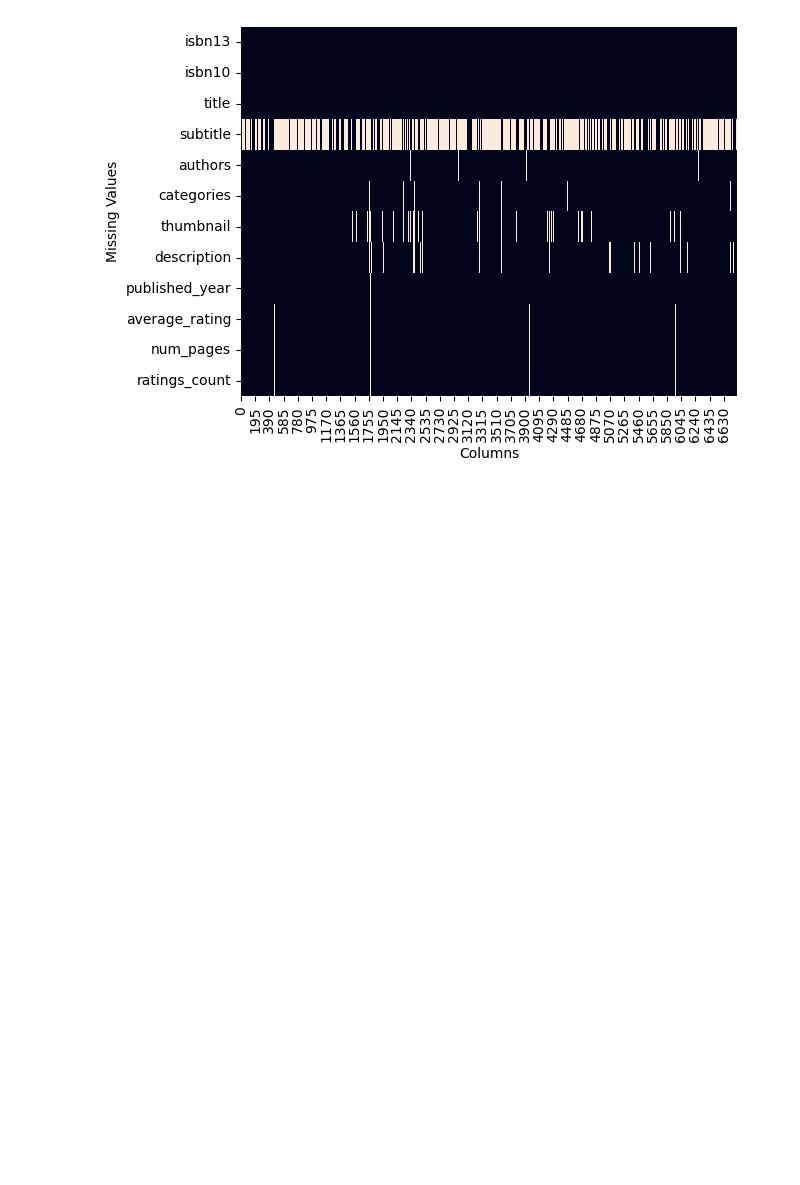
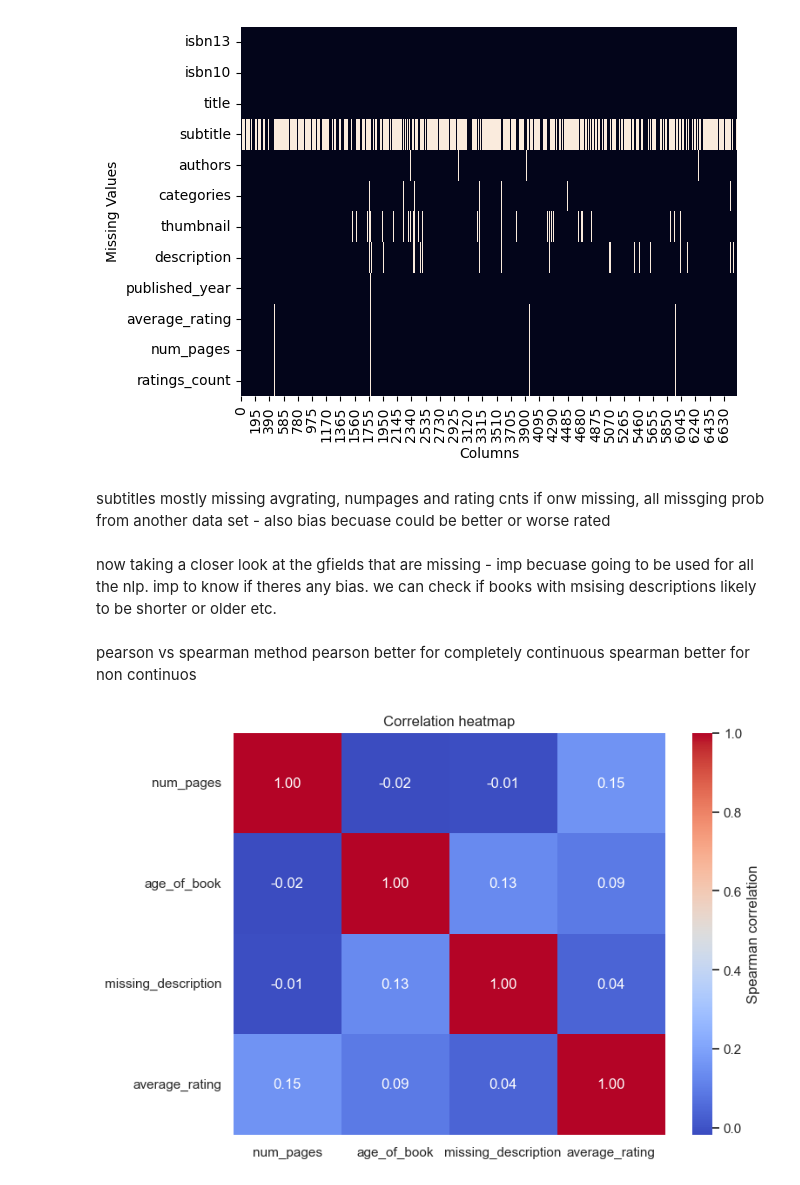
Before and after one commit to nyra-rodrigues/Semantic-Book-Recommender, a Jupyter notebook: book-recommender.ipynb, the cells around one changed output. Saved outputs shown, nothing was run; the diff lists cells and outputs as text; code cells hidden in the pictures; blank space fills up the shorter version.

Commit message:
data cleaning

```diff
--- a/book-recommender.ipynb
+++ b/book-recommender.ipynb
@@ -31,3 +31,28 @@ plt.ylabel("Missing Values")
 plt.show()
 # %% [output]
 [figure]
+# %% [markdown]
+subtitles mostly missing
+avgrating, numpages and rating cnts if onw missing, all missging
+prob from another data set - also bias becuase could be better or worse rated
+# %% [markdown]
+now taking a closer look at the gfields that are missing - imp becuase going to be used for all the nlp. imp to know if theres any bias. we can check if books with msising descriptions likely to be shorter or older etc.
+# %%
+import numpy as np
+books["missing_description"] = np.where(books["description"].isna(), 1, 0)
+books["age_of_book"] = 2025 - books["published_year"]
+# %% [markdown]
+pearson vs spearman method
+pearson better for completely continuous
+spearman better for non continuos
+# %%
+columns_of_interest = ["num_pages", "age_of_book", "missing_description", "average_rating"]
+correlation_matrix = books[columns_of_interest].corr(method = "spearman")
+
+sns.set_theme(style="white")
+plt.figure(figsize=(8,6))
+heatmap = sns.heatmap(correlation_matrix, annot=True, fmt=".2f", cmap="coolwarm", cbar_kws={"label": "Spearman correlation"})
+heatmap.set_title("Correlation heatmap")
+plt.show()
+# %% [output]
+[figure, added]
```
Also changed, not shown: parts of 26 cells of this notebook, 1 other file.
